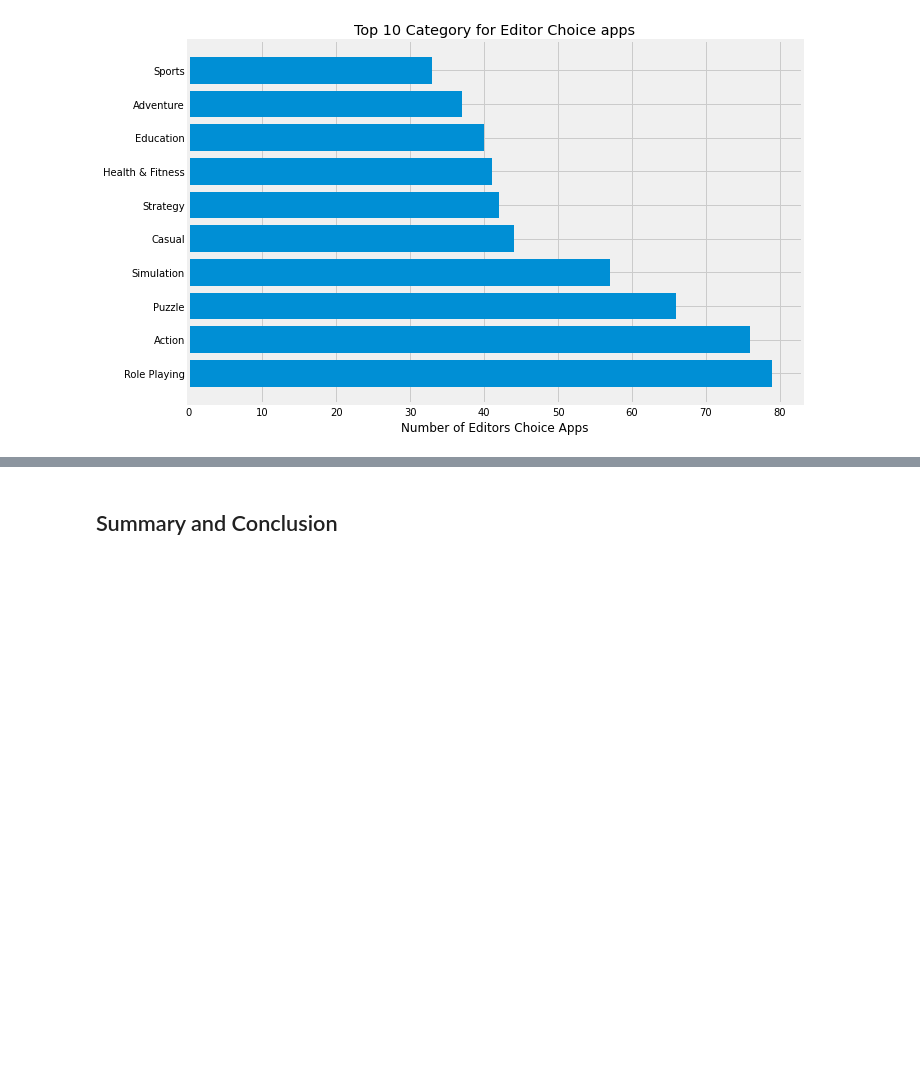
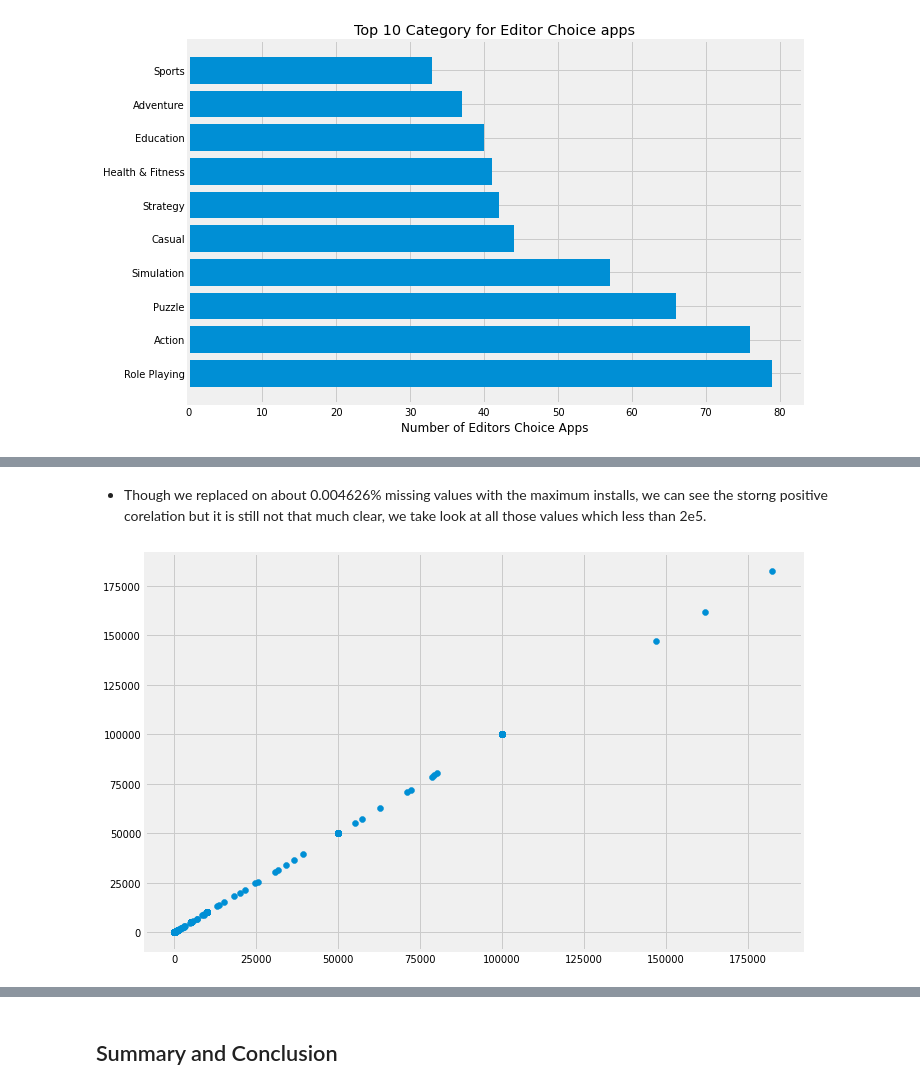
Before and after one commit to pttrupt/EDA-on-Google-play-store-apps-, a Jupyter notebook: EDA_on_applications.ipynb, the cells around one changed output, grey strips where cells are left out. Cells and saved outputs as stored; diff of their text form; code cells hidden in the pictures; blank space fills up the shorter version.

```diff
--- a/EDA_on_applications.ipynb
+++ b/EDA_on_applications.ipynb
@@ -235,0 +234,12 @@ plt.show()
+# %% [markdown]
+- Though we replaced on about 0.004626%  missing values with the maximum installs, we can see the storng positive corelation but it is still not that much clear, we take look at all those values which less than 2e5.
+# %%
+less_install = df[df['Installs']<2e5]['Installs']
+less_mininum = df[df['Minimum Installs']<2e5]['Minimum Installs']
+# %%
+plt.figure(figsize=(10,6))
+plt.scatter(x=less_install, y=less_mininum)
+plt.tight_layout()
+plt.show()
+# %% [output]
+[figure, added]
```
Also changed, not shown: parts of 49 cells of this notebook.
